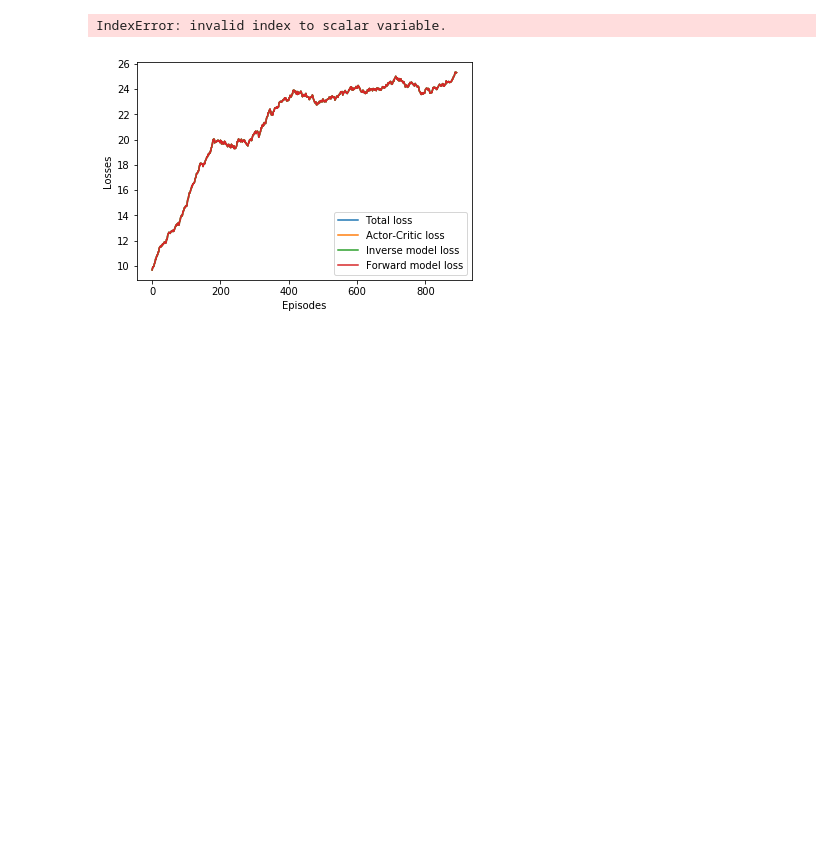
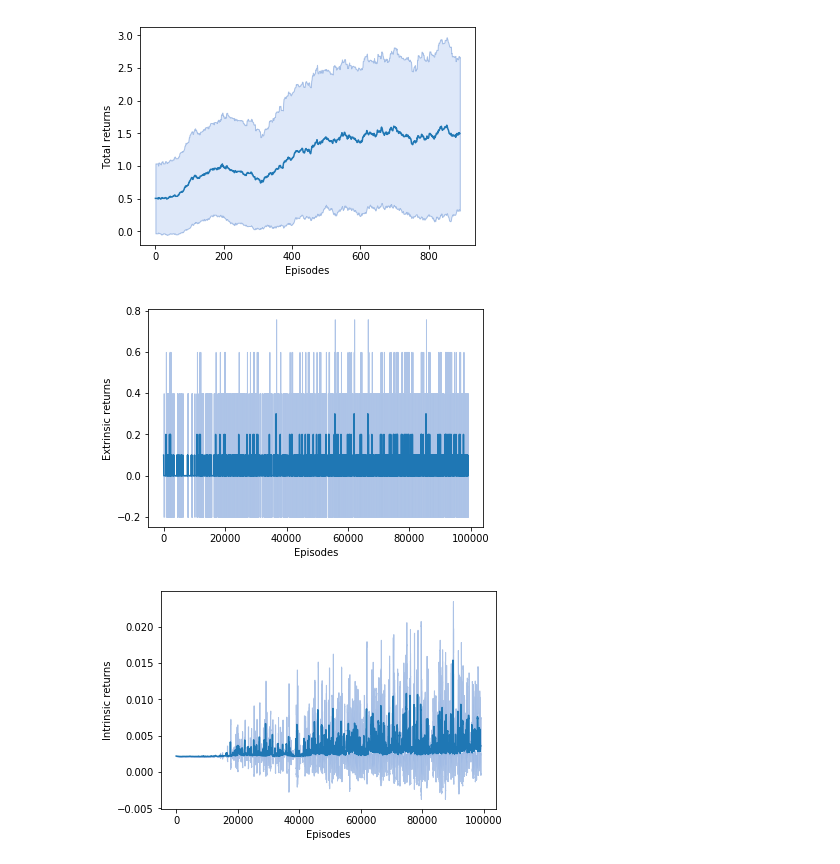
Before and after one commit to bdvllrs/curiosity-driven-rl-agents, a Jupyter notebook: plot_results.ipynb, the cells around one changed output. Drawn from its saved outputs; the diff is of its cells as text; code cells hidden in the pictures; blank space fills up the shorter version.

```diff
--- a/plot_results.ipynb
+++ b/plot_results.ipynb
@@ -54,31 +25,0 @@ for idx in range(n_agents):
-# %%
-total_loss = []
-ac_loss = []
-inverse_loss = []
-forward_loss = []
-
-for l in losses:
-    total_loss.append(l[0])
-    ac_loss.append(l[1])
-    inverse_loss.append(l[2])
-    forward_loss.append(l[3])
-# %% [output]
-IndexError: invalid index to scalar variable.
-# %%
-total_loss, _ = moving_average(total_loss, average_over)
-ac_loss, _ = moving_average(ac_loss, average_over)
-inverse_loss, _ = moving_average(inverse_loss, average_over)
-forward_loss, _ = moving_average(forward_loss, average_over)
-t = range(0, len(total_loss))
-plt.figure()
-plt.plot(t, total_loss, label="Total loss")
-plt.plot(t, ac_loss, label="Actor-Critic loss")
-plt.plot(t, inverse_loss, label="Inverse model loss")
-plt.plot(t, forward_loss, label="Forward model loss")
-plt.legend()
-plt.xlabel("Episodes")
-plt.ylabel("Losses")
-plt.savefig(filepath + "/losses.eps", type="eps", dpi=1000)
-plt.show()
-# %% [output]
-[figure, removed]
@@ -84,0 +32,49 @@ plt.show()
+# %%
+def moving_average(data, N=10):
+    cumsum, moving_aves = [0], []
+    std = []
+
+    for i, x in enumerate(data, 1):
+        cumsum.append(cumsum[i-1] + x)
+        if i>=N:
+            moving_ave = (cumsum[i] - cumsum[i-N])/N
+            #can do stuff with moving_ave here
+            moving_aves.append(moving_ave)
+            std.append(np.std(data[i-N:i]))
+    return np.array(moving_aves), np.array(std)
+
+
+def plot(y, ylabel="", xlabel="", title="", path="", N=100, no_std=False):
+    mean, std = moving_average(y, N)
+    t = range(0, len(mean))
+    plt.figure()
+    plt.plot(t, mean)
+    if not no_std:
+        plt.fill_between(t, mean - std, mean + std, alpha=0.5, edgecolor='#608cd1', facecolor='#bed3f4')
+    plt.xlabel(xlabel)
+    plt.ylabel(ylabel)
+    plt.savefig(filepath + f"/{path}.eps", type="eps", dpi=1000)
+    plt.show()
+
+
+def plot_many(y_list, labels, ylabel="", xlabel="", title="", path="", N=100, no_std=False):
+    plt.figure()
+    for y, label in zip(y_list, labels):
+        mean, std = moving_average(y, N)
+        t = range(0, len(mean))
+        plt.plot(t, mean, label=label)
+        if not no_std:
+            plt.fill_between(t, mean - std, mean + std, alpha=0.5, edgecolor='#608cd1', facecolor='#bed3f4')
+    plt.legend()
+    plt.xlabel(xlabel)
+    plt.ylabel(ylabel)
+    plt.savefig(filepath + f"/{path}.eps", type="eps", dpi=1000)
+    plt.show()
+# %%
+plot(returns, "Total returns", "Episodes", "", "total_returns")
+plot(extrinsic_returns, "Extrinsic returns", "Episodes", "", "extrinsic_returns", N=10)
+plot(intrinsic_returns, "Intrinsic returns", "Episodes", "", "intrinsic_returns")
+# %% [output]
+[figure, added]
+[figure, added]
+[figure, added]
```
Also changed, not shown: parts of 9 cells of this notebook, 1 other file.
